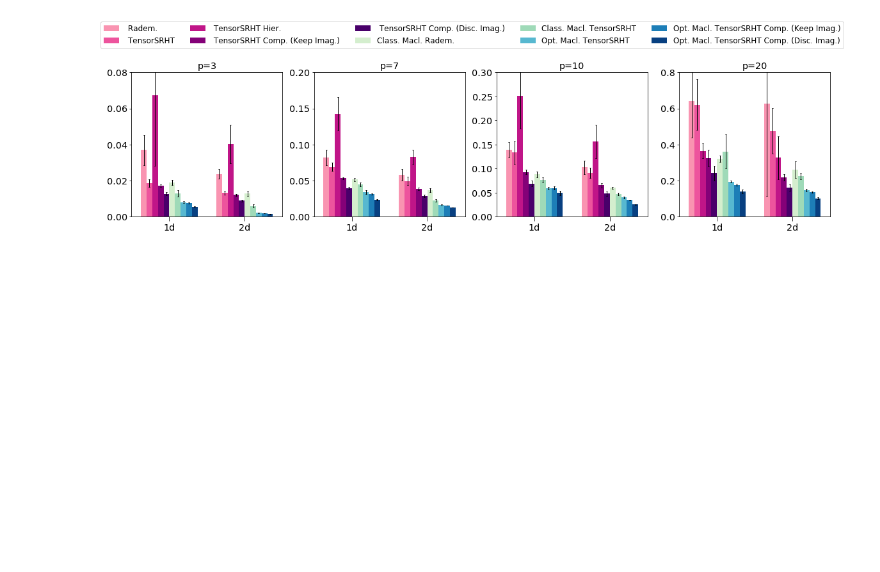
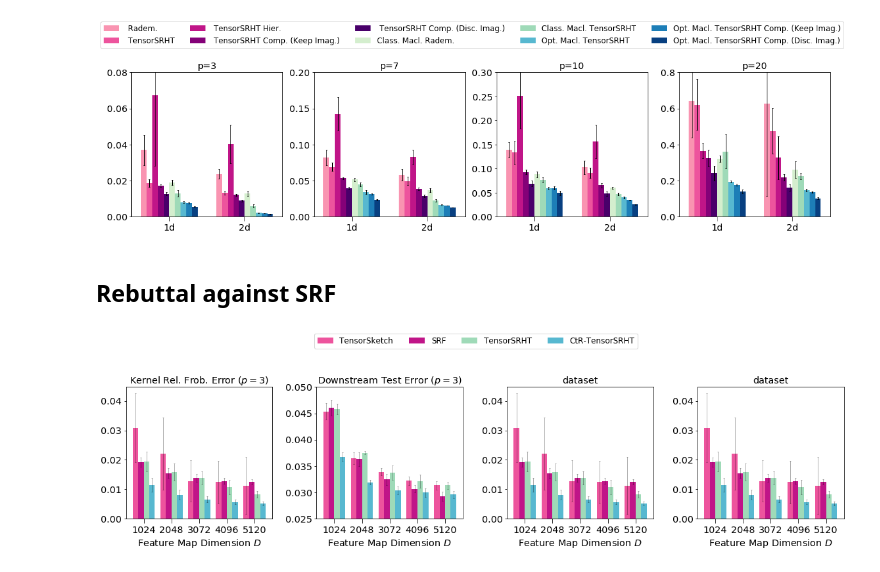
Before and after one commit to joneswack/dp-rfs, a Jupyter notebook: notebooks/bar-plot-visualization.ipynb, the cells around one changed output. Cells and saved outputs as stored; diff of their text form; code cells hidden in the pictures; blank space fills up the shorter version.

Commit message:
[Add] Rebuttal Experiment

```diff
--- a/notebooks/bar-plot-visualization.ipynb
+++ b/notebooks/bar-plot-visualization.ipynb
@@ -313,7 +313,7 @@ plt.show()
 def plot_bar(ax, df, config, error_field, data_offset, method_offset, width=0.2):
     df_sel = df[(df['proj'] == config['proj']) & (df['method'] == config['method'])]
 
-    df_sel_norm = df_sel[(df_sel['hier'] == config['hier']) & (df_sel['comp'] == config['complex'])]
+    df_sel_norm = df_sel[(df_sel['hier'] == config['hier']) & (df_sel['comp'] == config['complex']) & (df_sel['comp_real'] == config['comp_real'])]
 
     Ds = np.sort(df_sel_norm['D'].unique())
     df_sel_norm = df_sel_norm.groupby(['D'])[error_field]
@@ -328,6 +328,7 @@ def plot_bar(ax, df, config, error_field, data_offset, method_offset, width=0.2)
 
     # each method is plotted len(X_vals) times for a dataset
     bar_positions = data_offset + X_vals*2 + method_offset * width
+#     bar_positions = data_offset + X_vals + method_offset * width
 
     if data_offset == 0:
         label = translate(config['method'], config['proj'])
@@ -339,6 +340,8 @@ def plot_bar(ax, df, config, error_field, data_offset, method_offset, width=0.2)
                 label += ' (Keep Imag.)'
         if config['hier']:
             label += ' Hier.'
+        if config['comp_real']:
+            label = 'CtR' + label
     else:
         label = ''
 
@@ -374,11 +377,11 @@ def plot_csv(ax, csvs, configs, error_field='rel_frob_error', regression=False,
         if dataset_name == 'MNIST' or dataset_name == 'FashionMNIST':
             df = df[df['D'] >= 1024]
 
-        df['proj'] = df['proj'].apply(lambda x: x.split('_')[0] if x.split('_')[0] != 'rff' else x)
+#         df['proj'] = df['proj'].apply(lambda x: x.split('_')[0] if x.split('_')[0] != 'rff' else x)
 
         # d, 3d, 5d
-        #dim_indices = [0, 1, 2, 3, 4]
-        dim_indices = [0, 1]
+        dim_indices = [0, 1, 2, 3, 4]
+#         dim_indices = [0, 1]
         Ds = np.sort(df['D'].unique())
         Ds = np.array([Ds[idx] for idx in dim_indices])
         df = df[df['D'].isin(Ds)]
@@ -388,13 +391,15 @@ def plot_csv(ax, csvs, configs, error_field='rel_frob_error', regression=False,
         # norm_score = get_norm_scores(df, norm_conf, error_field)
         # df[error_field] = df[error_field] / norm_score
 
-        if error_field == 'test_error' and regression:
-            df[error_field] = df[error_field] / df['test_label_var']
+#         if error_field == 'test_error' and regression:
+#             df[error_field] = df[error_field] / df['test_label_var']
 
         width = 0.15
         data_offset = i * (len(dim_indices)+0.5)*2
         bar_position = data_offset + ((len(dim_indices)-1)*2 + (len(configs)-1)*width)/2
+#         bar_position = data_offset + ((len(dim_indices)-1)*2 + (len(configs)-1)*width)/2
         bar_positions = [bar_position-1, bar_position+1]
+#         bar_positions = [bar_position-1, bar_position-0.5, bar_position, bar_position+0.5, bar_position+1.0]
 
         for j, config in enumerate(configs):
             # go through methods
@@ -467,3 +472,5 @@ plt.savefig('../figures/poly_approx/frob_comparison_fmnist.pdf', dpi=300, bbox_e
 plt.show()
 # %% [output]
 [figure]
+# %% [markdown]
+## Rebuttal against SRF
@@ -469,0 +546,29 @@ plt.show()
+# %%
+configs = [
+    ('TensorSketch', {'method': 'poly_sketch', 'proj': 'countsketch_scatter', 'complex': False, 'hier': False, 'comp_real': False, 'color': reds[1]}),
+    ('SRF', {'method': 'srf', 'proj': 'gaussian', 'complex': False, 'hier': False, 'comp_real': False, 'color': reds[2]}),
+    ('TensorSRHT', {'method': 'poly_sketch', 'proj': 'srht', 'complex': False, 'hier': False, 'comp_real': False, 'color': blues[1]}),
+    ('CtR-TensorSRHT', {'method': 'poly_sketch', 'proj': 'srht', 'complex': False, 'hier': False, 'comp_real': True, 'color': blues[2]}),
+]
+# %%
+csv_files = [
+    '../csv/poly3_approx_ctr/MNIST_d1024_n70000.csv',
+#     '../csv/poly7_approx/FashionMNIST_d1024_n70000.csv',
+#     '../csv/poly10_approx/FashionMNIST_d1024_n70000.csv',
+#     '../csv/poly20_approx/FashionMNIST_d1024_n70000.csv'
+]
+
+fig, axes = plt.subplots(ncols=4, nrows=1, figsize=(16, 4))
+plot_csv(axes[0], csv_files[0], configs, error_field='k_rel_frob_error', title='Kernel Rel. Frob. Error $(p=3)$')
+plot_csv(axes[1], csv_files[0], configs, error_field='test_error', y_lim=(0.025, 0.05), title='Downstream Test Error $(p=3)$')
+plot_csv(axes[2], csv_files[0], configs, error_field='k_rel_frob_error')
+plot_csv(axes[3], csv_files[0], configs, error_field='k_rel_frob_error')
+
+handles, labels = axes[0].get_legend_handles_labels()
+
+plt.tight_layout()
+legend = plt.figlegend(handles=handles, labels=labels, loc='upper center', ncol=4, bbox_to_anchor = (0,0.35,1.01,0.85), bbox_transform=plt.gcf().transFigure)
+# plt.savefig('../figures/poly_approx/frob_comparison_fmnist.pdf', dpi=300, bbox_extra_artists=(legend,), bbox_inches='tight')
+plt.show()
+# %% [output]
+[figure, added]
```
Also changed, not shown: parts of 2 cells of this notebook, 3 other files.
